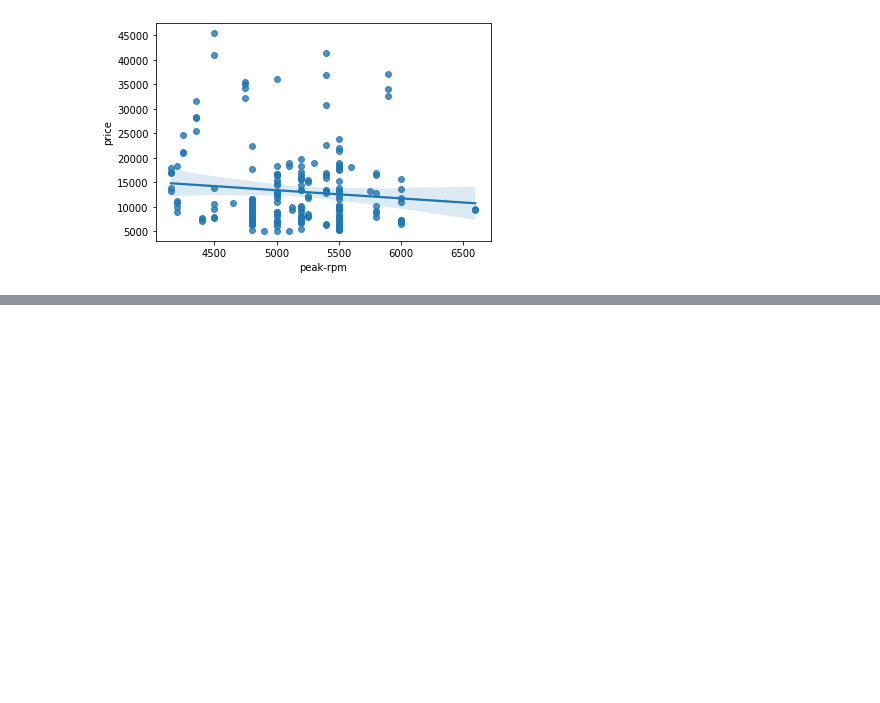
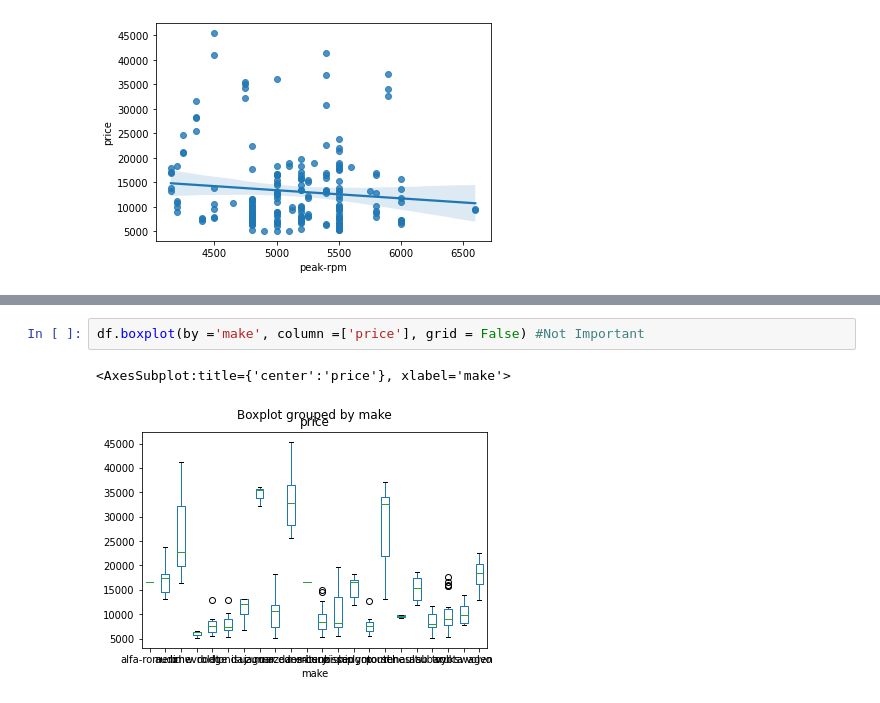
Before and after one commit to NaikSatvik/machine-learning, a Jupyter notebook: E1/e1.ipynb, the cells around one changed output, grey strips where cells are left out. Saved outputs shown, nothing was run; the diff lists cells and outputs as text; blank space fills up the shorter version.

```diff
--- a/E1/e1.ipynb
+++ b/E1/e1.ipynb
@@ -177,0 +213,5 @@ dataframe.info()
+# %%
+df.boxplot(by ='make', column =['price'], grid = False) #Not Important
+# %% [output]
+<AxesSubplot:title={'center':'price'}, xlabel='make'>
+[figure, added]
```
Also changed, not shown: parts of 8 cells of this notebook.
